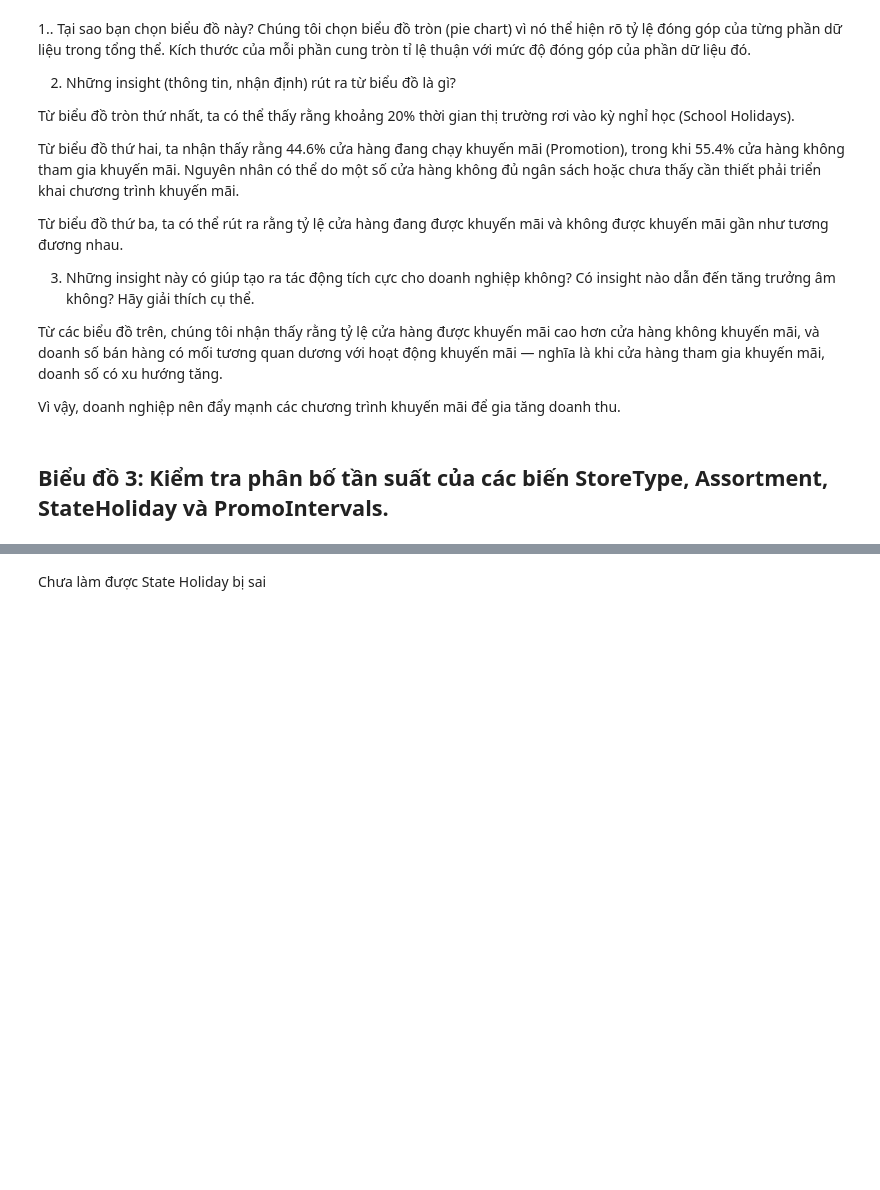
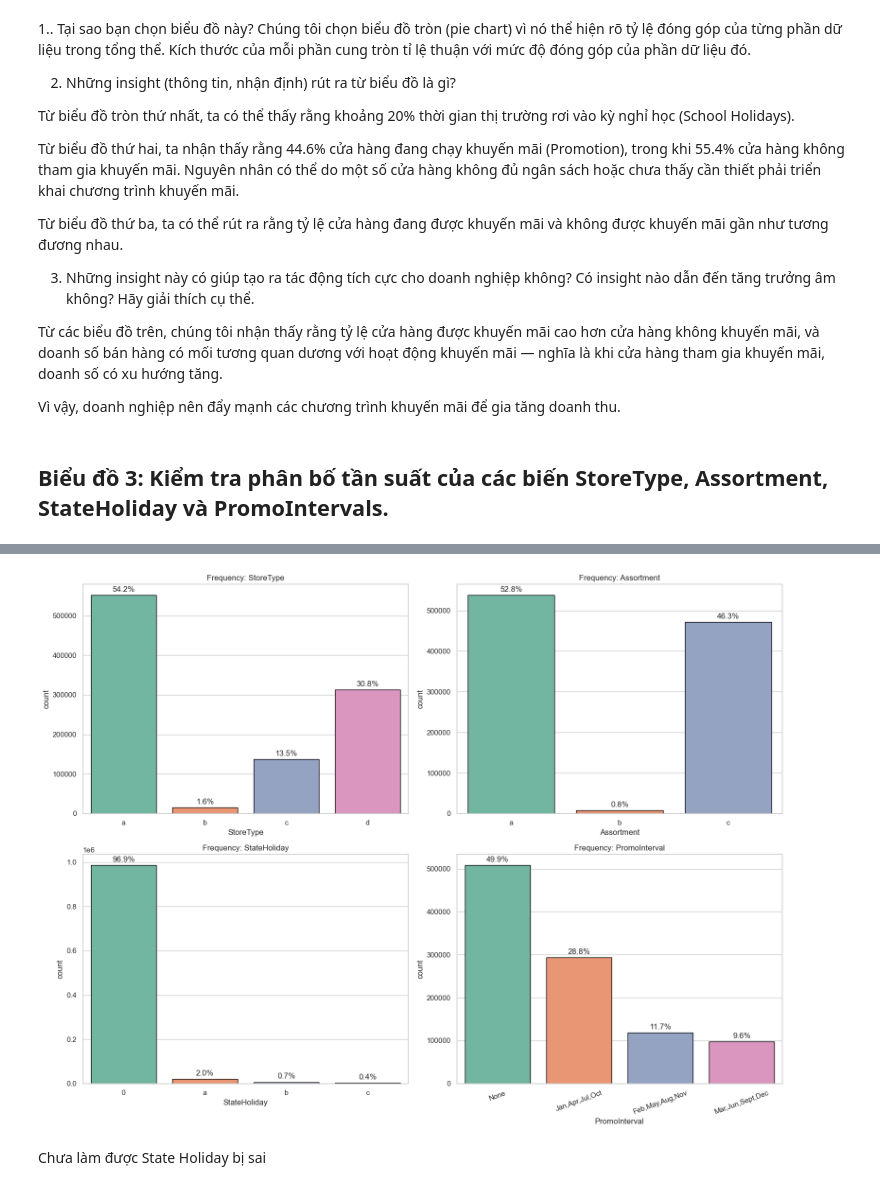
Before and after one commit to LeHung1705/rossmann-sales-forecasting-using-ml, a Jupyter notebook: 02_eda.ipynb, the cells around one changed output, grey strips where cells are left out. Drawn from its saved outputs; the diff is of its cells as text; code cells hidden in the pictures; blank space fills up the shorter version.

```diff
--- a/02_eda.ipynb
+++ b/02_eda.ipynb
@@ -303,3 +225,71 @@ Passing `palette` without assigning `hue` is deprecated and will be removed in v
+# %%
+# === LOAD & CHART-3: Frequency of StoreType, Assortment, StateHoliday, PromoInterval ===
+import pandas as pd
+import seaborn as sns
+import matplotlib.pyplot as plt
+
+# 1) Load clean data (KHÔNG sửa file gốc)
+df = pd.read_csv("processed_data/cleaned_data.csv", low_memory=False)
+
+# 2) Chuẩn hoá TRONG BỘ NHỚ để vẽ (không ghi lại file)
+df2 = df.copy()
+
+# StateHoliday về chuỗi chuẩn '0','a','b','c' (phòng khi có khác biệt viết hoa/thường/space)
+df2["StateHoliday"] = (df2["StateHoliday"]
+                       .astype("string").str.strip().str.lower()
+                       .replace({"0":"0","a":"a","b":"b","c":"c"}))
+
+# PromoInterval: đổi NaN/0 -> 'None' chỉ để vẽ cho giống mẫu (nhiều repo mẫu dùng 'None')
+pi = df2["PromoInterval"].astype("string")
+df2["PromoInterval"] = pi.fillna("None").replace({"0":"None", "nan":"None"})
+
+# 3) Vẽ 4 biểu đồ tần suất (đếm) + annotate %
+fig, axes = plt.subplots(2, 2, figsize=(16, 12))
+axes = axes.ravel()
+total = len(df2)
+
+# StoreType
+ax = sns.countplot(data=df2, x="StoreType", order=["a","b","c","d"],
+                   palette="Set2", edgecolor="black", ax=axes[0])
+for p in ax.patches:
+    ax.annotate(f"{100*p.get_height()/total:.1f}%",
+                (p.get_x()+p.get_width()/2, p.get_height()),
+                ha="center", va="bottom", xytext=(0,3), textcoords="offset points")
+axes[0].set_title("Frequency: StoreType")
+
+# Assortment
+ax = sns.countplot(data=df2, x="Assortment", order=["a","b","c"],
+                   palette="Set2", edgecolor="black", ax=axes[1])
+for p in ax.patches:
+    ax.annotate(f"{100*p.get_height()/total:.1f}%",
+                (p.get_x()+p.get_width()/2, p.get_height()),
+                ha="center", va="bottom", xytext=(0,3), textcoords="offset points")
+axes[1].set_title("Frequency: Assortment")
+
+# StateHoliday
+ax = sns.countplot(data=df2, x="StateHoliday", order=["0","a","b","c"],
+                   palette="Set2", edgecolor="black", ax=axes[2])
+for p in ax.patches:
+    ax.annotate(f"{100*p.get_height()/total:.1f}%",
+                (p.get_x()+p.get_width()/2, p.get_height()),
+                ha="center", va="bottom", xytext=(0,3), textcoords="offset points")
+axes[2].set_title("Frequency: StateHoliday")
+
+# PromoInterval
+ax = sns.countplot(data=df2, x="PromoInterval",
+                   palette="Set2", edgecolor="black", ax=axes[3])
+axes[3].tick_params(axis="x", rotation=20)
+for p in ax.patches:
+    ax.annotate(f"{100*p.get_height()/total:.1f}%",
+                (p.get_x()+p.get_width()/2, p.get_height()),
+                ha="center", va="bottom", xytext=(0,3), textcoords="offset points")
+axes[3].set_title("Frequency: PromoInterval")
+
+plt.tight_layout()
+# plt.savefig("image/chart3_frequency.png", dpi=200, bbox_inches="tight")
+plt.show()
+# %% [output]
+[figure, added]
 # %% [markdown]
 Chưa làm được State Holiday bị sai
 # %% [markdown]
```
Also changed, not shown: parts of 3 cells of this notebook.
